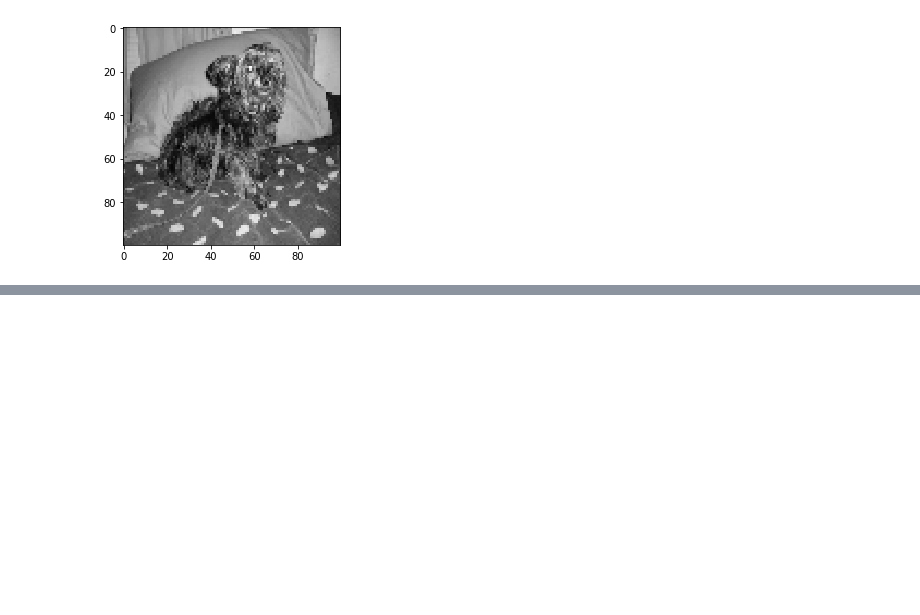
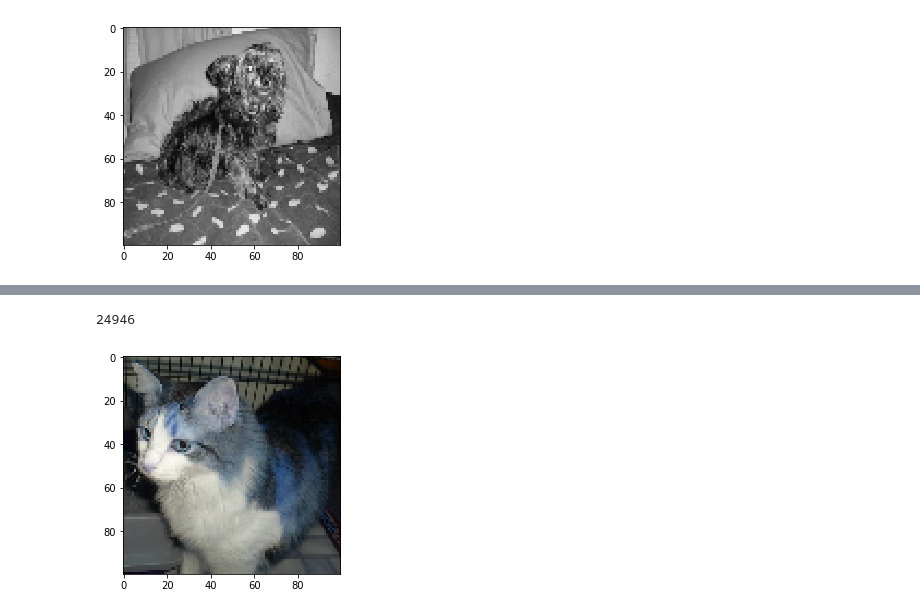
Before and after one commit to dkhanna511/Dog_vs_Cat_Classifier, a Jupyter notebook: Dog_vs_Cat_Transfer_Learning.ipynb, the cells around one changed output, grey strips where cells are left out. Cells and saved outputs as stored; diff of their text form; code cells hidden in the pictures; blank space fills up the shorter version.

```diff
--- a/Dog_vs_Cat_Transfer_Learning.ipynb
+++ b/Dog_vs_Cat_Transfer_Learning.ipynb
@@ -124,0 +145,4 @@ print(training_data[0])
+# %%
+print(len(training_data))
+# %% [output]
+24946
@@ -124,0 +151,12 @@ print(training_data[0])
+# %%
+x=[]
+y=[]
+
+for features, label in training_data:
+    x.append(features)
+    y.append(label)
+plt.imshow(x[0])
+
+x=np.array(x).reshape([-1, img_size, img_size, 1])
+# %% [output]
+[figure, added]
```
Also changed, not shown: parts of 4 cells of this notebook.
